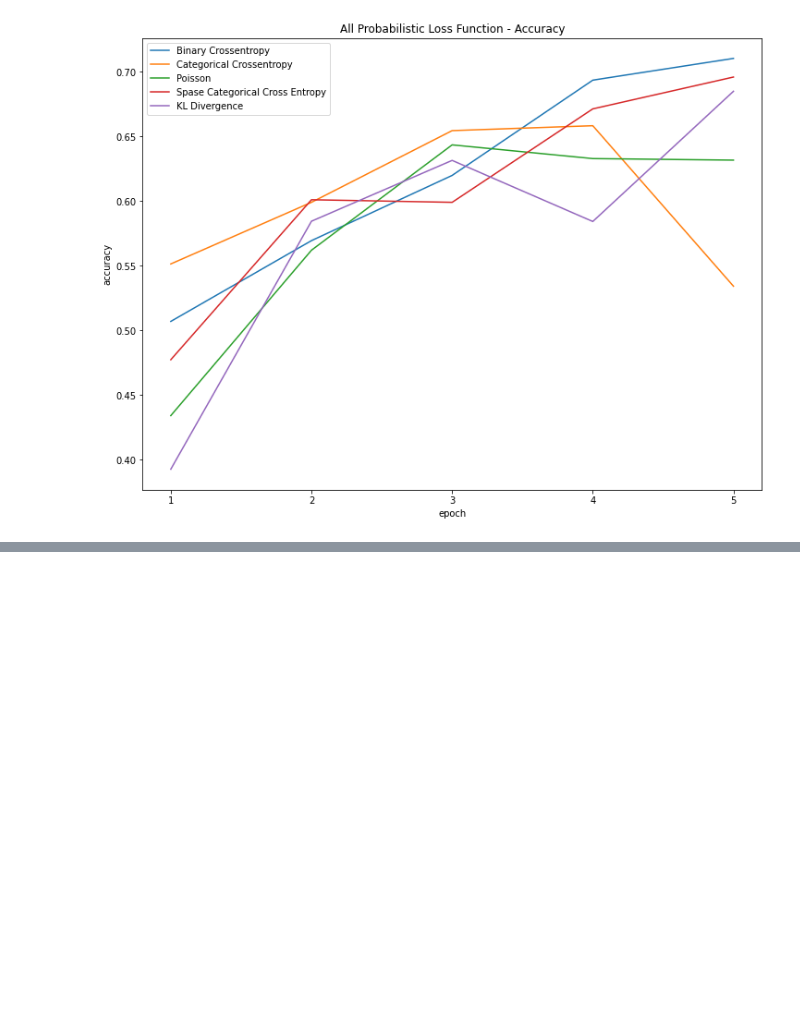
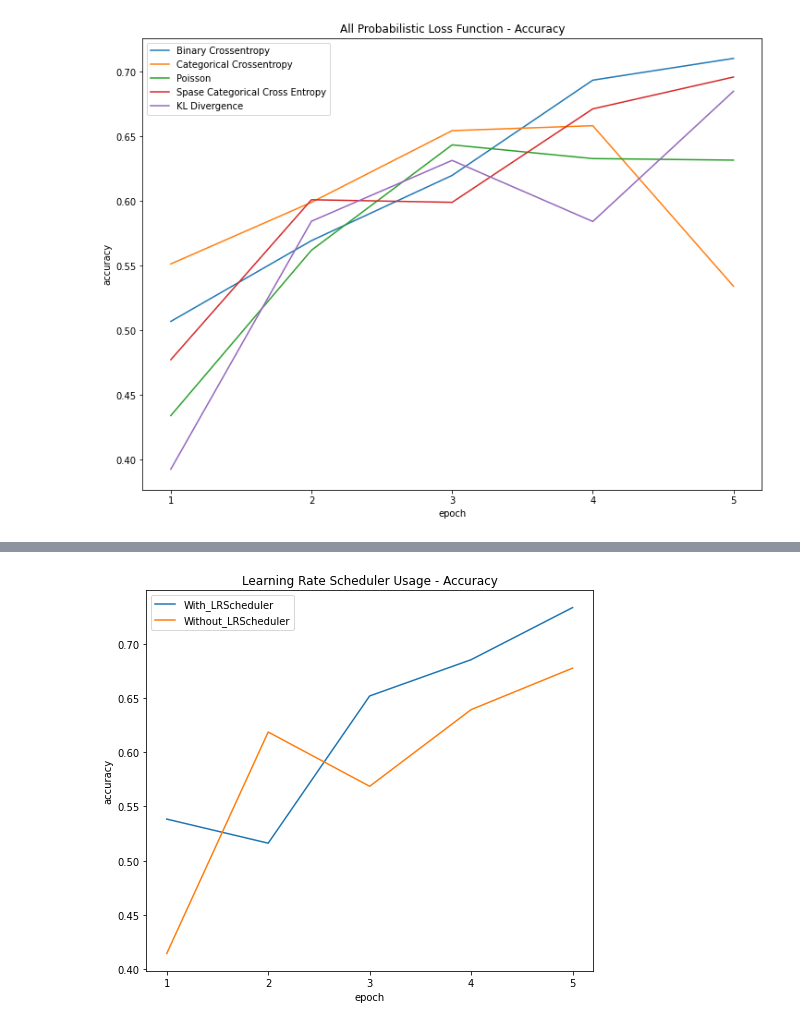
Before and after one commit to rehgend/EksplorasiHyperparameterCNN_NN, a Jupyter notebook: Tugas 1A - Klasifikasi pada Dataset CIFAR10 dengan CNN.ipynb, the cells around one changed output, grey strips where cells are left out. Saved outputs shown, nothing was run; the diff lists cells and outputs as text; code cells hidden in the pictures; blank space fills up the shorter version.

```diff
--- a/Tugas 1A - Klasifikasi pada Dataset CIFAR10 dengan CNN.ipynb
+++ b/Tugas 1A - Klasifikasi pada Dataset CIFAR10 dengan CNN.ipynb
@@ -1027,0 +1049,11 @@ plt.show()
+# %%
+# Pemrosesan mengubah data label dari fitur kategorikal menjadi One-Hot Numeric Array untuk digunakan
+# pada Binary Crossentropy Loss Function yang membutuhkan pemrosesan dengan One-Hot Numeric Array
+
+encoder_label = OneHotEncoder(sparse=False)
+model_label = encoder_label.fit(train_labels)
+
+onehot_train_label = pd.DataFrame(model_label.transform(train_labels))
+onehot_valid_label = pd.DataFrame(model_label.transform(valid_labels))
+
+print(onehot_train_label)
@@ -1027,0 +1182,13 @@ plt.show()
+# %%
+# Ploting Hasil Eksperimen dari Penggunaan Learning Rate Scheduler terhadap Nilai Akurasi pada Data Validasi
+plt.rcParams['figure.figsize'] = (8.0, 7.0)
+plt.plot(['1','2','3','4','5'], History_Training_DenganLRScheduler.history['val_accuracy'])
+plt.plot(['1','2','3','4','5'], History_Training_TanpaLRScheduler.history['val_accuracy'])
+plt.title('Learning Rate Scheduler Usage - Accuracy')
+plt.ylabel('accuracy')
+plt.xlabel('epoch')
+plt.legend(['With_LRScheduler', 'Without_LRScheduler'])
+plt.savefig('LearningRateSchedulerUsage-Accuracy.jpg')
+plt.show()
+# %% [output]
+[figure, added]
```
Also changed, not shown: parts of 11 cells of this notebook.
